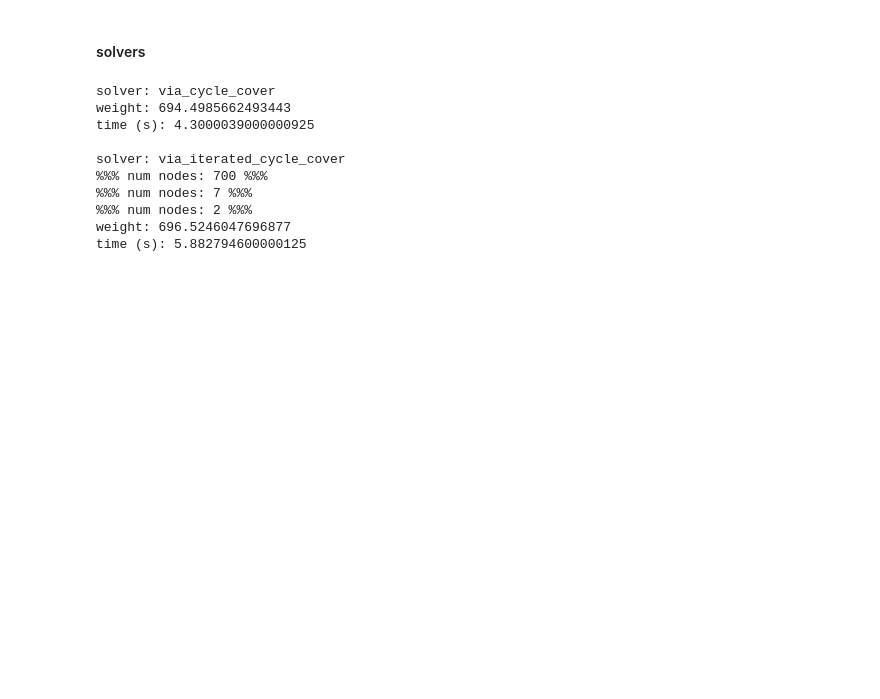
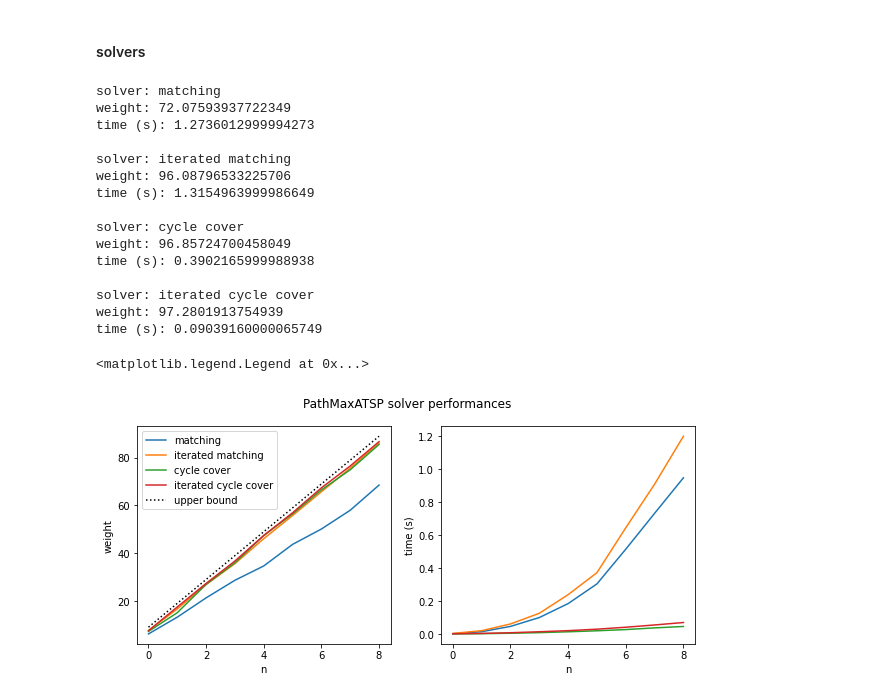
Before and after one commit to UIC-InDeXLab/news-ordering, a Jupyter notebook: news_ordering.ipynb, the cells around one changed output. Cells and saved outputs as stored; diff of their text form; code cells hidden in the pictures; blank space fills up the shorter version.

```diff
--- a/news_ordering.ipynb
+++ b/news_ordering.ipynb
@@ -289,20 +296,72 @@ sols = []
 # %%
-for func in solvers:
-    print(f"solver: {func.__name__}")
+for func, name in zip(solvers, solver_names):
+    print(f"solver: {name}")
     start = perf_counter()
-    p = func(G, n, verbose=verbose)
+    p = func(G, n, verbose=False)
     t = perf_counter() - start
     w = get_path_weight(G, p)
-    sols.append((p, w, t))
     print(f"weight: {w}\ntime (s): {t}\n")
 # %% [output]
-solver: via_cycle_cover
-weight: 694.4985662493443
-time (s): 4.3000039000000925
+solver: matching
+weight: 72.07593937722349
+time (s): 1.2736012999994273
 
-solver: via_iterated_cycle_cover
-%%% num nodes: 700 %%%
-%%% num nodes: 7 %%%
-%%% num nodes: 2 %%%
-weight: 696.5246047696877
-time (s): 5.882794600000125
+solver: iterated matching
+weight: 96.08796533225706
+time (s): 1.3154963999986649
+
+solver: cycle cover
+weight: 96.85724700458049
+time (s): 0.3902165999988938
+
+solver: iterated cycle cover
+weight: 97.2801913754939
+time (s): 0.09039160000065749
+# %%
+n_domain = range(10, 100, 10)
+# %%
+weights = []
+times = []
+for n in tqdm(n_domain):
+    G = nx.complete_graph(n, nx.DiGraph())
+    for (u,v) in G.edges:
+        G.edges[u,v]['weight'] = random.random()
+
+    inner_weights = []
+    inner_times = []
+    for func in solvers:
+        first = True
+        iterations = 5  # 5 is the standard in the timeit module
+        for i in range(iterations):
+            start = perf_counter()
+            p = func(G, n, verbose=False)
+            t = perf_counter() - start
+            w = get_path_weight(G, p)
+            if first:
+                time_min = t
+                first = False
+            else:
+                time_min = min(time_min, t)
+        inner_weights.append(w)  # the solvers are deterministic
+        inner_times.append(time_min)
+    weights.append(inner_weights)
+    times.append(inner_times)
+# %%
+# %matplotlib inline
+fig, axes = plt.subplots(1, 2, figsize=(10,4))
+fig.suptitle('PathMaxATSP solver performances')
+
+axes[0].plot(weights, label=solver_names)
+axes[0].plot([n-1 for n in n_domain], label='upper bound', color='black', linestyle=':')
+axes[0].set_xlabel('n')
+axes[0].set_ylabel('weight')
+
+axes[1].plot(times)
+axes[1].set_xlabel('n')
+axes[1].set_ylabel('time (s)')
+
+axes[0].legend()
+# axes[1].legend()
+# %% [output]
+<matplotlib.legend.Legend at 0x...>
+[figure, added]
```
Also changed, not shown: parts of 5 cells of this notebook.
